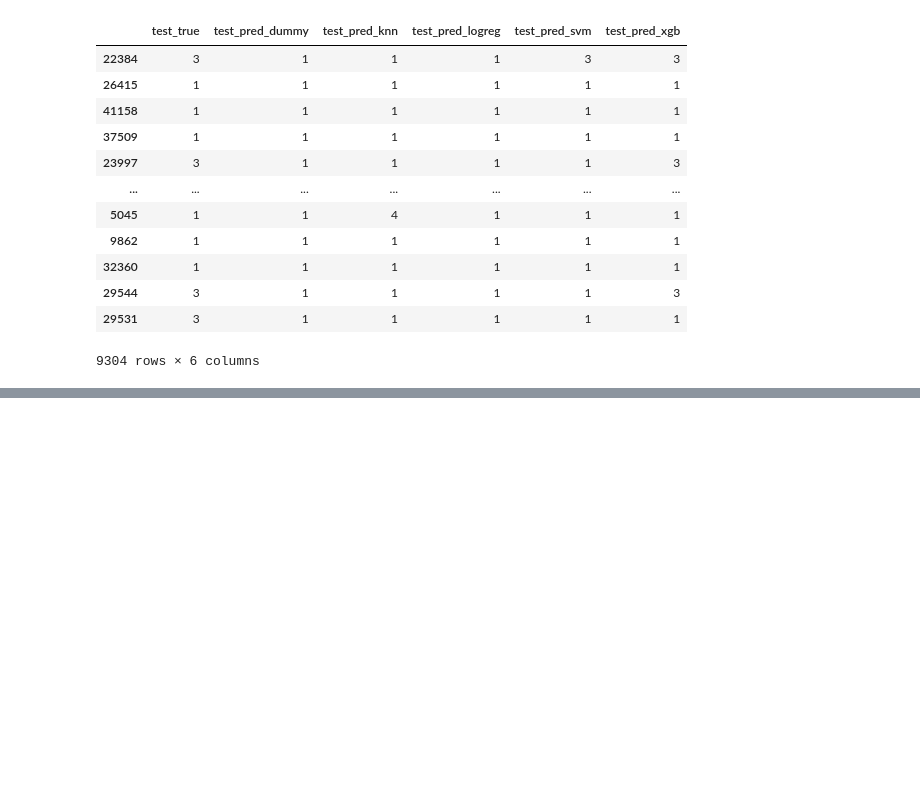
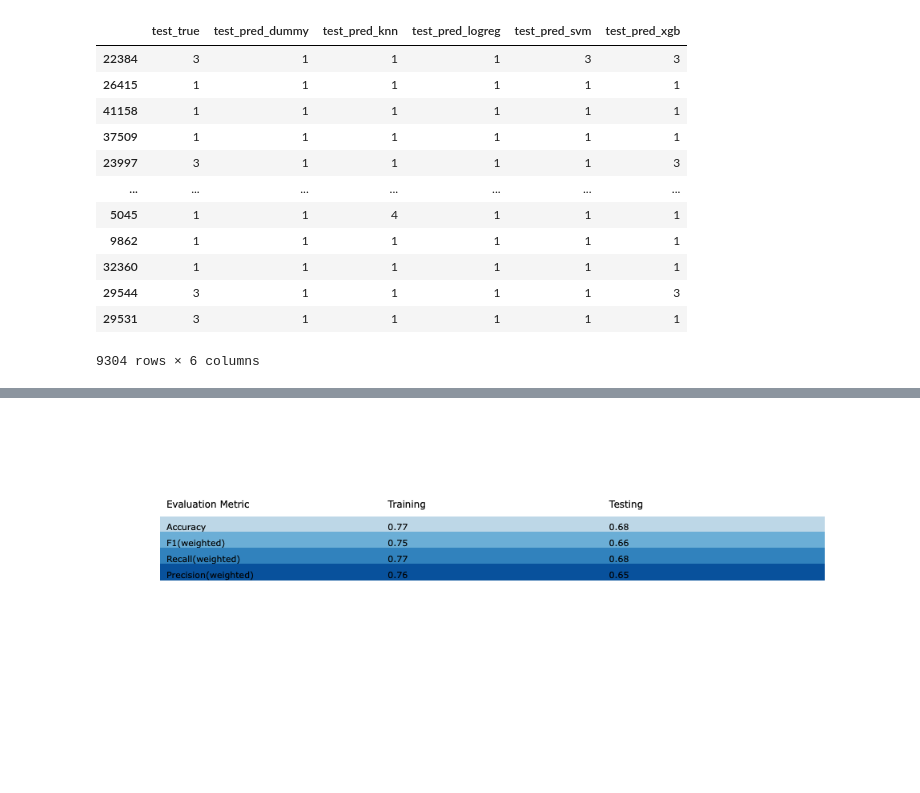
Before and after one commit to ZhiQiu976/MIMIC-Predictive-Modeling, a Jupyter notebook: Model Development/Models_overall.ipynb, the cells around one changed output, grey strips where cells are left out. Saved outputs shown, nothing was run; the diff lists cells and outputs as text; code cells hidden in the pictures; blank space fills up the shorter version.

```diff
--- a/Model Development/Models_overall.ipynb
+++ b/Model Development/Models_overall.ipynb
@@ -304,0 +432,3 @@ pd.read_csv('test_results.csv', index_col=0)
+# %%
+df_fig2 = df_train.copy().iloc[:, [0,5]]
+df_fig2
@@ -304,0 +449,39 @@ pd.read_csv('test_results.csv', index_col=0)
+# %%
+def plot_df(df_test, df_train):
+
+    colors = ['rgb(189, 215, 231)', 'rgb(107, 174, 214)',
+          'rgb(49, 130, 189)', 'rgb(8, 81, 156)']
+
+    df = pd.DataFrame(columns=['Training', 'Testing'], index=['Accuracy', 'F1(weighted)',
+                                                          'Recall(weighted)', 'Precision(weighted)'])
+
+    for i, df_f in enumerate([df_train, df_test]):
+        accuracy = accuracy_score(df_f.iloc[:,0], df_f.iloc[:,1])
+        f1 = f1_score(df_f.iloc[:,0], df_f.iloc[:,1], average='weighted')
+        recall = recall_score(df_f.iloc[:,0], df_f.iloc[:,1], average='weighted')
+        precision = precision_score(df_f.iloc[:,0], df_f.iloc[:,1], average='weighted', zero_division=0)
+        result = np.array([accuracy, f1, recall, precision]).round(2)
+        df.iloc[:,i] = result
+
+    df = df.reset_index().rename(columns={'index':'Metric'})
+    df['Color'] = colors
+
+    layout = {
+        "margin": dict(t=0)
+    }
+
+    fig = go.Figure(data=[go.Table(
+        header=dict(values=list(['Evaluation Metric', 'Training', 'Testing']),
+                    line_color='white', fill_color='white',
+                    align='left', font=dict(color='black', size=12)),
+        cells=dict(values=[df.Metric, df.Training, df.Testing],
+                   line_color=[df.Color], fill_color=[df.Color],
+                    align='left', font=dict(color='black', size=11))
+    )
+    ])
+
+    return fig
+# %%
+plot_df(df_fig, df_fig2)
+# %% [output]
+[figure, added]
```
Also changed, not shown: parts of 14 cells of this notebook, 2 other files.
